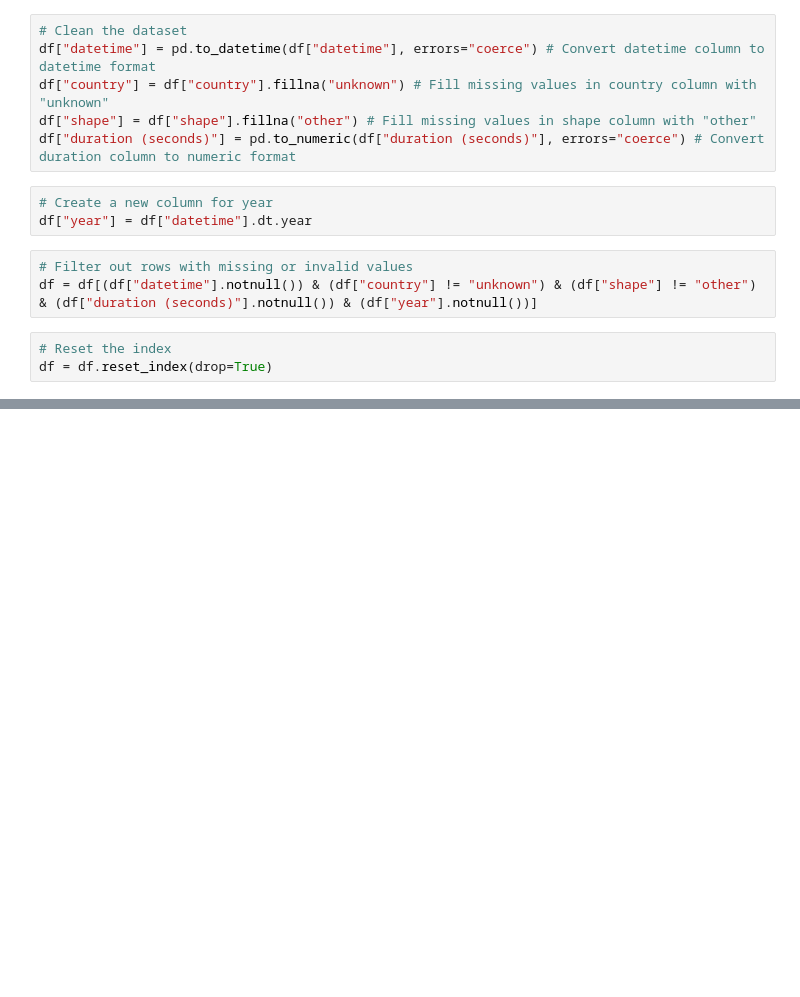
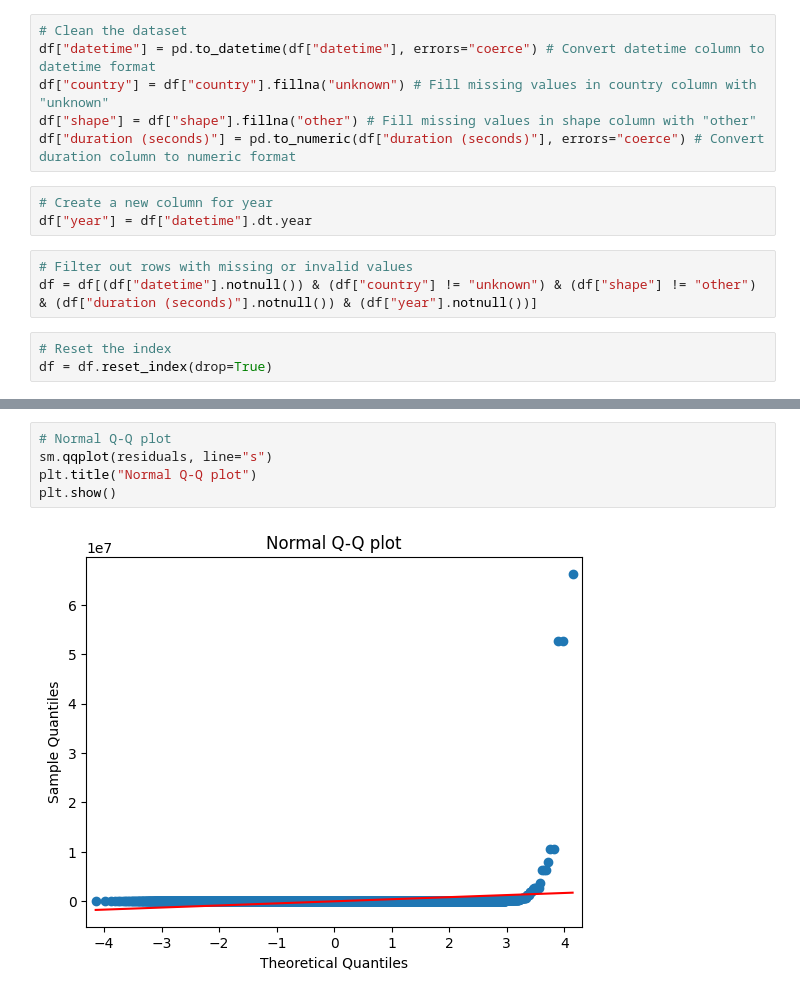
Before and after one commit to thechemist54/MSDS530-GCollab, a Jupyter notebook: UFOSIghtings.ipynb, the cells around one changed output, grey strips where cells are left out. Cells and saved outputs as stored; diff of their text form; blank space fills up the shorter version.

```diff
--- a/UFOSIghtings.ipynb
+++ b/UFOSIghtings.ipynb
@@ -81,0 +138,7 @@ plt.show()
+# %%
+# Normal Q-Q plot
+sm.qqplot(residuals, line="s")
+plt.title("Normal Q-Q plot")
+plt.show()
+# %% [output]
+[figure, added]
```
Also changed, not shown: parts of 18 cells of this notebook.
